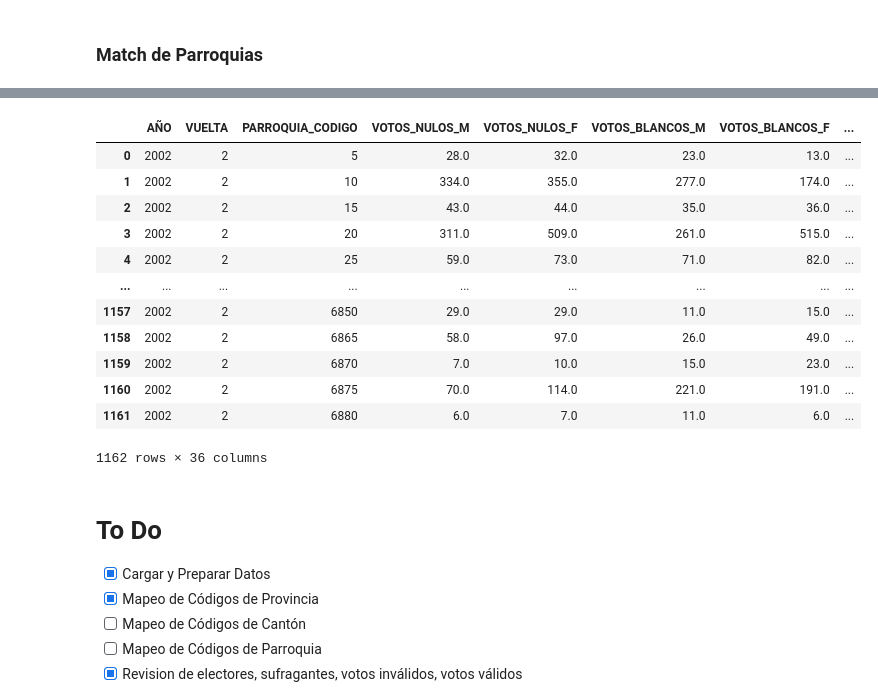
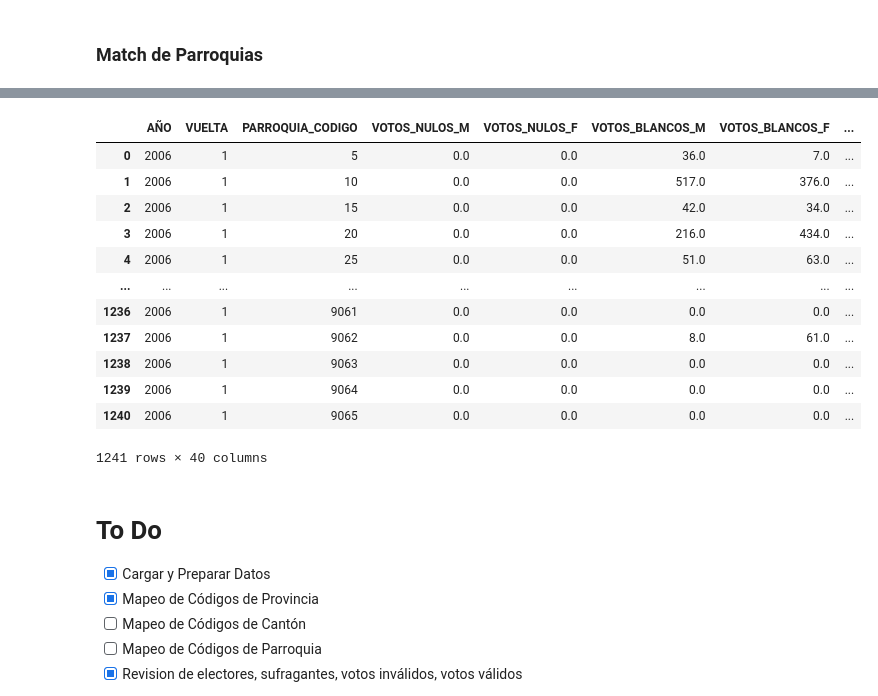
Before and after one commit to Criplockoweno/Elecciones_CNE, a Jupyter notebook: 2006/notebooks/CNE2006_Presidentes_Analisis_PARROQUIAS.ipynb, the cells around one changed output, grey strips where cells are left out. Cells and saved outputs as stored; diff of their text form; code cells hidden in the pictures.

```diff
--- a/2006/notebooks/CNE2006_Presidentes_Analisis_PARROQUIAS.ipynb
+++ b/2006/notebooks/CNE2006_Presidentes_Analisis_PARROQUIAS.ipynb
@@ -922,4 +924,4 @@ cne2006agFV1PARROQUIA["VOTOS_INVALIDOS"] = cne2006agFV1PARROQUIA[columnas_votos_
 cne2006agFV1PARROQUIA['PARROQUIA_CODIGO'] = cne2006agFV1PARROQUIA['PARROQUIA_CODIGO'].astype(int)
 cne2006RPA['PARROQUIA_CODIGO'] = cne2006RPA['PARROQUIA_CODIGO'].astype(int)
 # %%
-parroquias_2002= pd.read_spss("../raw/diccionarios/parroquias_2002.sav")
+parroquias_2006= pd.read_spss("../raw/diccionarios/parroquias 2006.sav")
@@ -942,6 +944,6 @@ parroquias_2002
 # %%
-cne2006agFV1PARROQUIA['PARROQUIA_NOMBRE'] = cne2006agFV1PARROQUIA['PARROQUIA_CODIGO'].map(parroquias_2002.set_index('PARROQUIA_CODIGO')['PARROQUIA_NOMBRE'])
-cne2006agFV1PARROQUIA['CANTON_NOMBRE'] = cne2006agFV1PARROQUIA['PARROQUIA_CODIGO'].map(parroquias_2002.set_index('PARROQUIA_CODIGO')['CANTON_NOMBRE'])
-cne2006agFV1PARROQUIA['PROVINCIA_NOMBRE'] = cne2006agFV1PARROQUIA['PARROQUIA_CODIGO'].map(parroquias_2002.set_index('PARROQUIA_CODIGO')['PROVINCIA_NOMBRE'])
+cne2006agFV1PARROQUIA['PARROQUIA_NOMBRE'] = cne2006agFV1PARROQUIA['PARROQUIA_CODIGO'].map(parroquias_2006.set_index('PARROQUIA_CODIGO')['PARROQUIA_NOMBRE'])
+cne2006agFV1PARROQUIA['CANTON_NOMBRE'] = cne2006agFV1PARROQUIA['PARROQUIA_CODIGO'].map(parroquias_2006.set_index('PARROQUIA_CODIGO')['CANTON_NOMBRE'])
+cne2006agFV1PARROQUIA['PROVINCIA_NOMBRE'] = cne2006agFV1PARROQUIA['PARROQUIA_CODIGO'].map(parroquias_2006.set_index('PARROQUIA_CODIGO')['PROVINCIA_NOMBRE'])
 cne2006agFV1PARROQUIA
 # %% [output]
@@ -961,25 +963,25 @@ cne2006agFV1PARROQUIA
 # %%
 # Agregar la columna "AÑO" con valor 2004 al principio del dataframe
-cne2006agFV1PARROQUIA.insert(0, "AÑO", 2002)
+cne2006agFV1PARROQUIA.insert(0, "AÑO", 2006)
 
 # Agregar la columna "VUELTA" con valor 2 al principio del dataframe
-cne2006agFV1PARROQUIA.insert(1, "VUELTA", 2)
+cne2006agFV1PARROQUIA.insert(1, "VUELTA", 1)
 
 cne2006agFV1PARROQUIA
 # %% [output]
 |  | AÑO | VUELTA | PARROQUIA_CODIGO | VOTOS_NULOS_M | VOTOS_NULOS_F | VOTOS_BLANCOS_M | VOTOS_BLANCOS_F | ... |
-| 0 | 2002 | 2 | 5 | 28.0 | 32.0 | 23.0 | 13.0 | ... |
-| 1 | 2002 | 2 | 10 | 334.0 | 355.0 | 277.0 | 174.0 | ... |
-| 2 | 2002 | 2 | 15 | 43.0 | 44.0 | 35.0 | 36.0 | ... |
-| 3 | 2002 | 2 | 20 | 311.0 | 509.0 | 261.0 | 515.0 | ... |
-| 4 | 2002 | 2 | 25 | 59.0 | 73.0 | 71.0 | 82.0 | ... |
+| 0 | 2006 | 1 | 5 | 0.0 | 0.0 | 36.0 | 7.0 | ... |
+| 1 | 2006 | 1 | 10 | 0.0 | 0.0 | 517.0 | 376.0 | ... |
+| 2 | 2006 | 1 | 15 | 0.0 | 0.0 | 42.0 | 34.0 | ... |
+| 3 | 2006 | 1 | 20 | 0.0 | 0.0 | 216.0 | 434.0 | ... |
+| 4 | 2006 | 1 | 25 | 0.0 | 0.0 | 51.0 | 63.0 | ... |
 | ... | ... | ... | ... | ... | ... | ... | ... | ... |
-| 1157 | 2002 | 2 | 6850 | 29.0 | 29.0 | 11.0 | 15.0 | ... |
-| 1158 | 2002 | 2 | 6865 | 58.0 | 97.0 | 26.0 | 49.0 | ... |
-| 1159 | 2002 | 2 | 6870 | 7.0 | 10.0 | 15.0 | 23.0 | ... |
-| 1160 | 2002 | 2 | 6875 | 70.0 | 114.0 | 221.0 | 191.0 | ... |
-| 1161 | 2002 | 2 | 6880 | 6.0 | 7.0 | 11.0 | 6.0 | ... |
+| 1236 | 2006 | 1 | 9061 | 0.0 | 0.0 | 0.0 | 0.0 | ... |
+| 1237 | 2006 | 1 | 9062 | 0.0 | 0.0 | 8.0 | 61.0 | ... |
+| 1238 | 2006 | 1 | 9063 | 0.0 | 0.0 | 0.0 | 0.0 | ... |
+| 1239 | 2006 | 1 | 9064 | 0.0 | 0.0 | 0.0 | 0.0 | ... |
+| 1240 | 2006 | 1 | 9065 | 0.0 | 0.0 | 0.0 | 0.0 | ... |
-1162 rows × 36 columns
+1241 rows × 40 columns
 # %%
 cne2006agFV1PARROQUIA.to_csv('../bases_limpias/cne2006agFV1PARROQUIA.csv')
 # %% [markdown]
```
Also changed, not shown: parts of 13 cells of this notebook, 1 other file.
